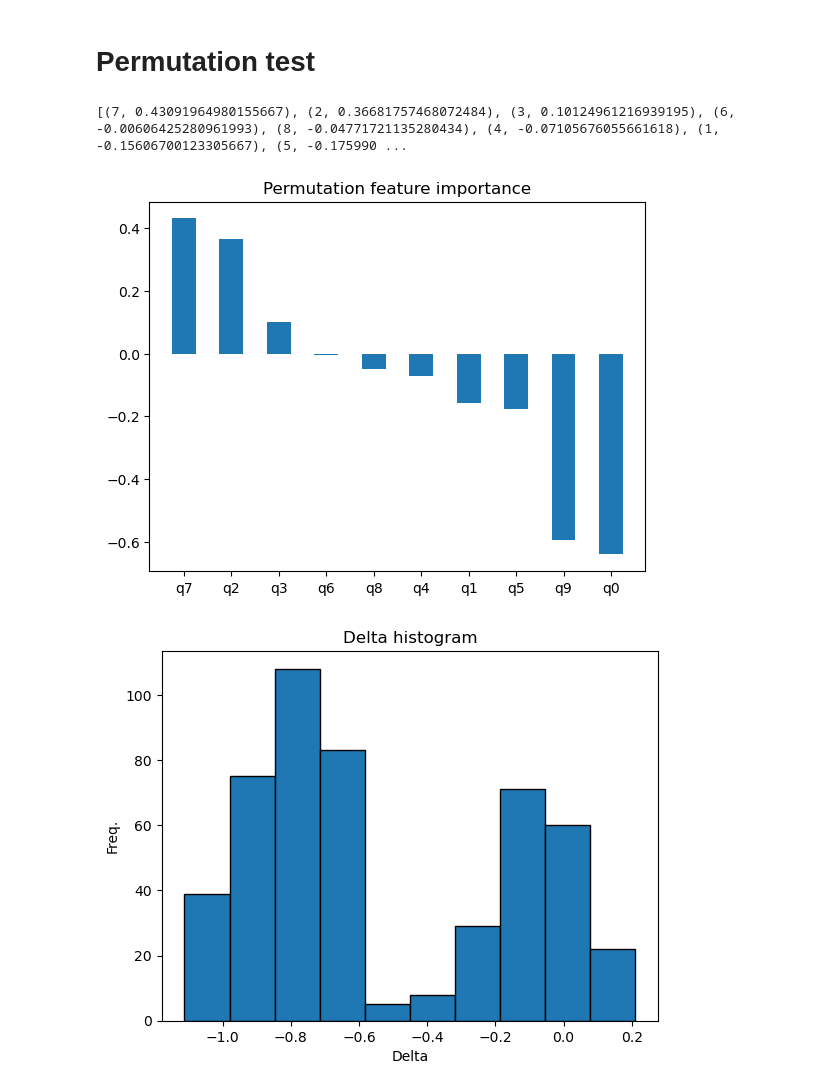
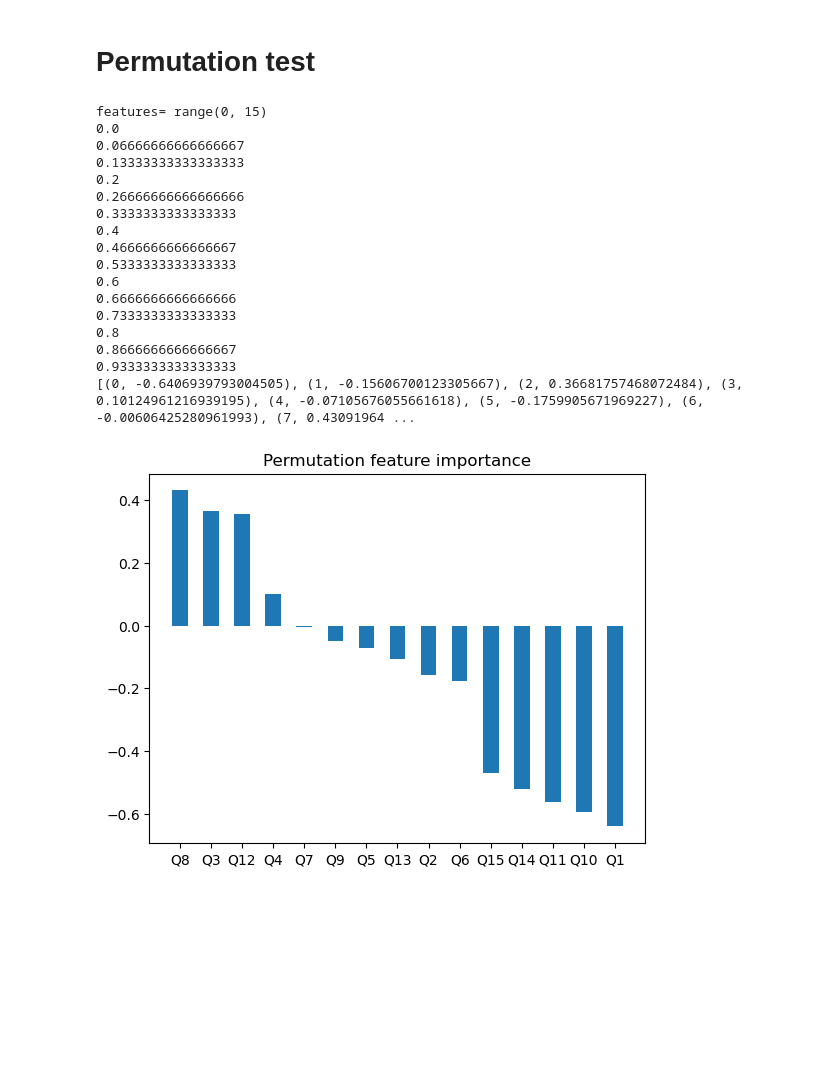
Before and after one commit to Samuel-Horner/Group-20-Software-Engineering-Project, a Jupyter notebook: backend/recommendation/tests.ipynb, the cells around one changed output. Cells and saved outputs as stored; diff of their text form; code cells hidden in the pictures; blank space fills up the shorter version.

```diff
--- a/backend/recommendation/tests.ipynb
+++ b/backend/recommendation/tests.ipynb
@@ -433,6 +355,7 @@ cr= 1.3830287383964925
 # 1) Train the model once  (already done)
 # knn.fit(X_train, y_train)
 
+import copy
 seed_everything()
 # Maybe you need one where u just fhuffle once, one where u shuffle many times latter one u can get a histogram and acually calculate probability.
 def permutation_plot(model, X_test, y_test, iterations=5):
@@ -448,15 +371,18 @@ def permutation_plot(model, X_test, y_test, iterations=5):
 
     # 2) Get feature importance
     # print(X_test, "\n")
+    print("features=", features)
     deltas = []
     for f, feature in enumerate(features):
         # - Randomly shuffle column for this feature
+        # X_test_temp = X_test.copy()
 
-        X_test_temp = X_test.copy()
-
+        print(f/ data["n_features_in"])
         avr_importance = 0.0
         for _ in range(iterations):
-            shuffled = X_test[:, f].copy()
+            X_test_temp = copy.deepcopy(X_test) #.copy()
+            # X_test_temp = X_test.copy()
+            shuffled = X_test_temp[:, f].copy()
             np.random.shuffle(shuffled)
 
             X_test_temp[:, f] = shuffled
@@ -465,35 +391,36 @@ def permutation_plot(model, X_test, y_test, iterations=5):
             pred = model.predict(X_test_temp)
             mu_treatment = cce(y_test, pred)
 
-            importance = mu_treatment - mu_control
+            importance = (mu_treatment - mu_control) # Since it is error, low error is GOOD    so - (mu_treatment - mu_control) is what it actually should be  # +ve means mu_control is lower, so mu_control has better results than shuffle, so the faeture is better.
             avr_importance += importance
         avr_importance /= iterations
 
         deltas.append(avr_importance)
 
     # Sort the deltas by decreasing importance
-    deltas = list(enumerate(deltas))[:10]
+    deltas = list(enumerate(deltas))
     _deltas = sorted(deltas, key= lambda x: x[1], reverse=True)
-    print(_deltas)
+    print(deltas)
     n = len(deltas)
-    question_number = [ "q"+str(d[0]) for d in _deltas];
+    question_number = [ "Q"+str(d[0]+1) for d in _deltas];
     importance = [d[1] for d in _deltas]
 
     plt.title("Permutation feature importance")
     plt.bar( question_number, importance, width=0.5, label=question_number)
     plt.show()
 
-    return deltas
+    return _deltas
 
 # knn.fit(X_train, y_train)
-deltas = permutation_plot(knn, X_test, y_test)
+# deltas = permutation_plot(knn, X_test, y_test)
+
 
 
 
 # Performs a permutation test for significance
 # feature = The index of the feature being tested
 # sl = significance level
-def permutation_test(model, X_test, y_test, feature, sl=0.05, iterations=500):
+def permutation_test(model, X_test, y_test, feature, sl=0.05, iterations=500, display=False):
     f = open("model.json", "r")
     data= json.load(f)
     features = range(data["n_features_in"])
@@ -511,46 +438,69 @@ def permutation_test(model, X_test, y_test, feature, sl=0.05, iterations=500):
 
     # Shuffle importance , build a histogram
     # - Randomly shuffle column for this feature
-    X_test_temp = X_test.copy()
+    # X_test_temp = copy.deepcopy(X_test) #.copy()
 
     for i in range(iterations):
+        # X_test_temp = copy.deepcopy(X_test) #.copy()
+        X_test_temp = X_test.copy()
         shuffled = X_test_temp[:, feature].copy()
         np.random.shuffle(shuffled)
         X_test_temp[:, feature] = shuffled
 
         # Predict accuracy on test set with the shuffled feature
         pred = model.predict(X_test_temp)
         mu_treatment = cce(y_test, pred)
 
-        delta= mu_treatment - mu_control
+        delta= (mu_treatment - mu_control ) # +ve still means feature is better (gets worse from shuffling)
         deltas.append(delta)
 
 
 
-    # hist, bins = np.histogram(deltas, bins=range(10))
-    plt.hist(deltas, bins=10, edgecolor="black")
-    plt.xlabel("Delta")
-    plt.ylabel("Freq.")
-    plt.title("Delta histogram")
-    plt.show()
+    if display:
+        hist, bins = np.histogram(deltas, bins=range(10))
+        plt.hist(deltas, bins=10, edgecolor="black")
+        plt.xlabel("Delta")
+        plt.ylabel("Freq.")
+        plt.title("Delta histogram")
+        plt.show()
 
 
-    deltas = np.array(deltas)[1:]
+    deltas = np.array(deltas) #[1:]
 
-    # See if the the probability the improvement in the score by shuffling the column is too unlikely
-    prob = np.mean( deltas > 0 )
+    # See if the the probability it gets better from shuffling (good) is high enough. If it is not high enough <sl then the feature is bad
+    prob = np.mean( deltas >= 0 )
     reject_h0 = prob < sl
     print("P(X > delta0)=", prob)
     print(prob, "<", sl, "? ", prob < sl)
-    print("Therefore, reject H0 = ", reject_h0 )
+    print("Therefore, reject H0 (feature is bad) = ", reject_h0 )
+    print("")
 
     return prob
+
+deltas = permutation_plot(knn, X_test, y_test, iterations=5)
 
 
 
 # Plot the deltas
-permutation_test(knn, X_test, y_test, 0, sl=0.1)
+for f in range(15):
+    print(f+1, ":")
+    permutation_test(knn, X_test, y_test, f, sl=0.3)
 # %% [output]
-[(7, 0.43091964980155667), (2, 0.36681757468072484), (3, 0.10124961216939195), (6, -0.00606425280961993), (8, -0.04771721135280434), (4, -0.07105676055661618), (1, -0.15606700123305667), (5, -0.175990 ...
+features= range(0, 15)
+0.0
+0.06666666666666667
+0.13333333333333333
+0.2
+0.26666666666666666
+0.3333333333333333
+0.4
+0.4666666666666667
+0.5333333333333333
+0.6
+0.6666666666666666
+0.7333333333333333
+0.8
+0.8666666666666667
+0.9333333333333333
+[(0, -0.6406939793004505), (1, -0.15606700123305667), (2, 0.36681757468072484), (3, 0.10124961216939195), (4, -0.07105676055661618), (5, -0.1759905671969227), (6, -0.00606425280961993), (7, 0.43091964 ...
-[figure, old version]
+[figure, new version]
-[figure, removed]
```
Also changed, not shown: parts of 4 cells of this notebook.
